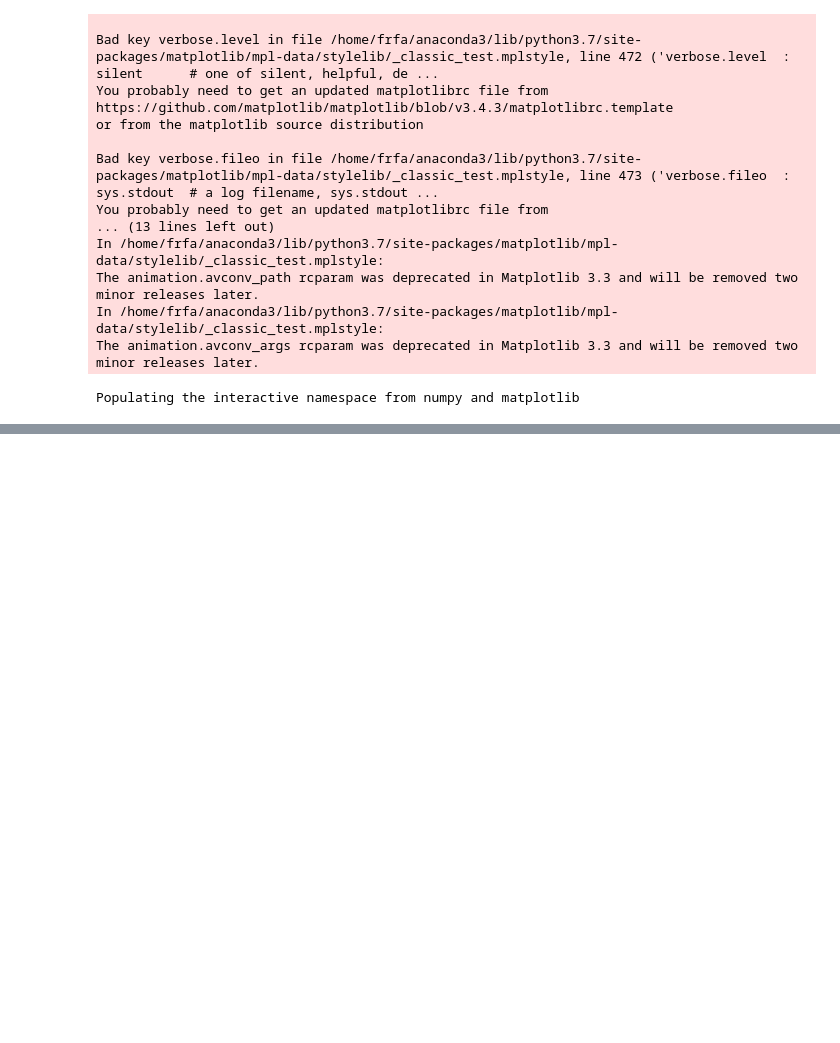
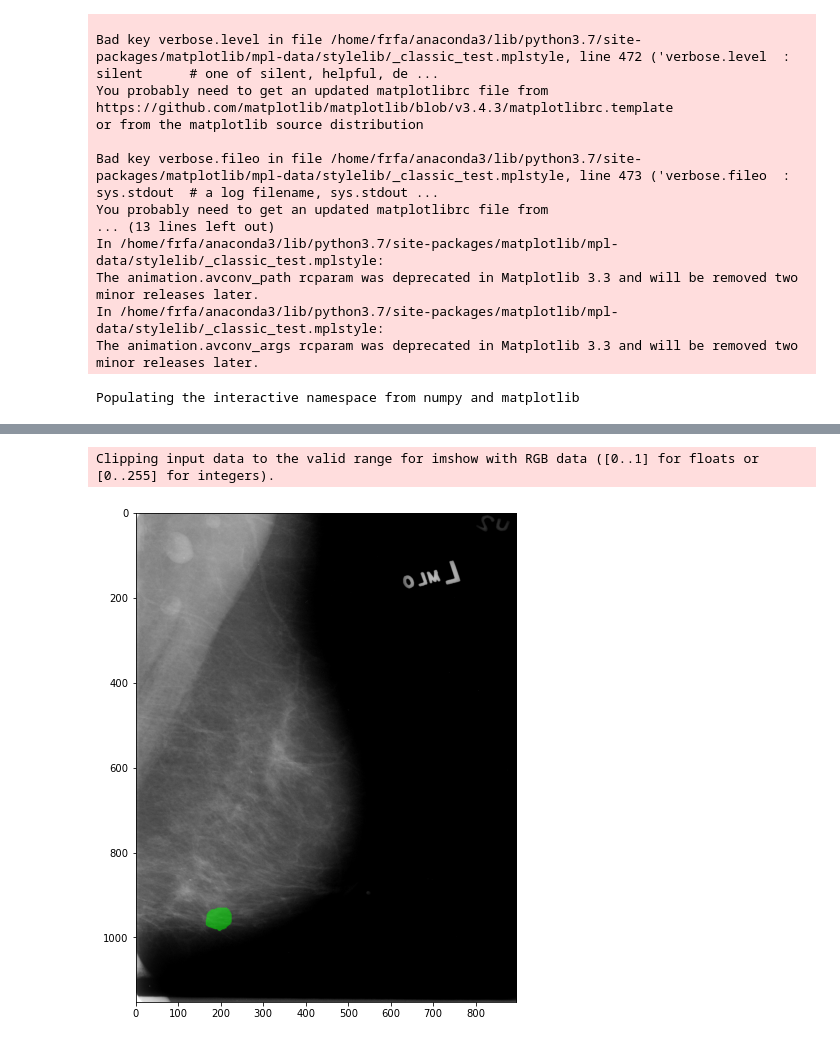
Before and after one commit to frfa1/bsc, a Jupyter notebook: data_exploration/Headmap generation.ipynb, the cells around one changed output, grey strips where cells are left out. Cells and saved outputs as stored; diff of their text form; code cells hidden in the pictures; blank space fills up the shorter version.

Commit message:
Heatmaps

```diff
--- a/data_exploration/Headmap generation.ipynb
+++ b/data_exploration/Headmap generation.ipynb
@@ -194,0 +64,3 @@ int(preprocessed_img.shape[0] - (patch_size/2) + y_gap)
+# %%
+# Get ROI meta
+roi_meta = get_cbis_test(whole_image_labels=False)
@@ -194,0 +132,33 @@ int(preprocessed_img.shape[0] - (patch_size/2) + y_gap)
+# %%
+# Get false positives and true false negatives of predictions
+
+results_df = pd.read_csv("../../data/cbis-ddsm/results/end2end_cbis_test_results.csv")
+results_df["Subject ID"] = results_df["Filename"].str.split("/").str[1].str.split(".").str[0]
+
+feature_df = pd.read_csv("../../data/cbis-ddsm/meta/cbis_test_with_features.csv")
+results_df = results_df.merge(feature_df, on="Subject ID")
+
+fp_df = results_df[
+    (results_df["hybrid_pred_pos_aug"] > 0.5) & (results_df["true_neg"] == 1.0)
+]
+
+fn_df = results_df[
+    (results_df["hybrid_pred_neg_aug"] > 0.5) & (results_df["true_pos"] == 1.0)
+]
+
+fp_df_text = fp_df[fp_df["feature_text"] == 1]
+fp_df_nipple = fp_df[fp_df["feature_nipple_dot"] == 1]
+fp_df_scar = fp_df[fp_df["feature_scar_line"] == 1]
+fp_df_ruler = fp_df[fp_df["feature_ruler"] == 1]
+
+fn_df_text = fn_df[fn_df["feature_text"] == 1]
+fn_df_nipple = fn_df[fn_df["feature_nipple_dot"] == 1]
+fn_df_scar = fn_df[fn_df["feature_scar_line"] == 1]
+fn_df_ruler = fn_df[fn_df["feature_ruler"] == 1]
+# %%
+# Example - Color ROIs of first image in False Positives list
+img_path, roi_paths, roi_labels = get_input(fp_df["Subject ID"].iloc[0])
+color_roi(img_path, roi_paths, roi_labels)
+# %% [output]
+Clipping input data to the valid range for imshow with RGB data ([0..1] for floats or [0..255] for integers).
+[figure, added]
```
Also changed, not shown: parts of 42 cells of this notebook, 1 other file.
